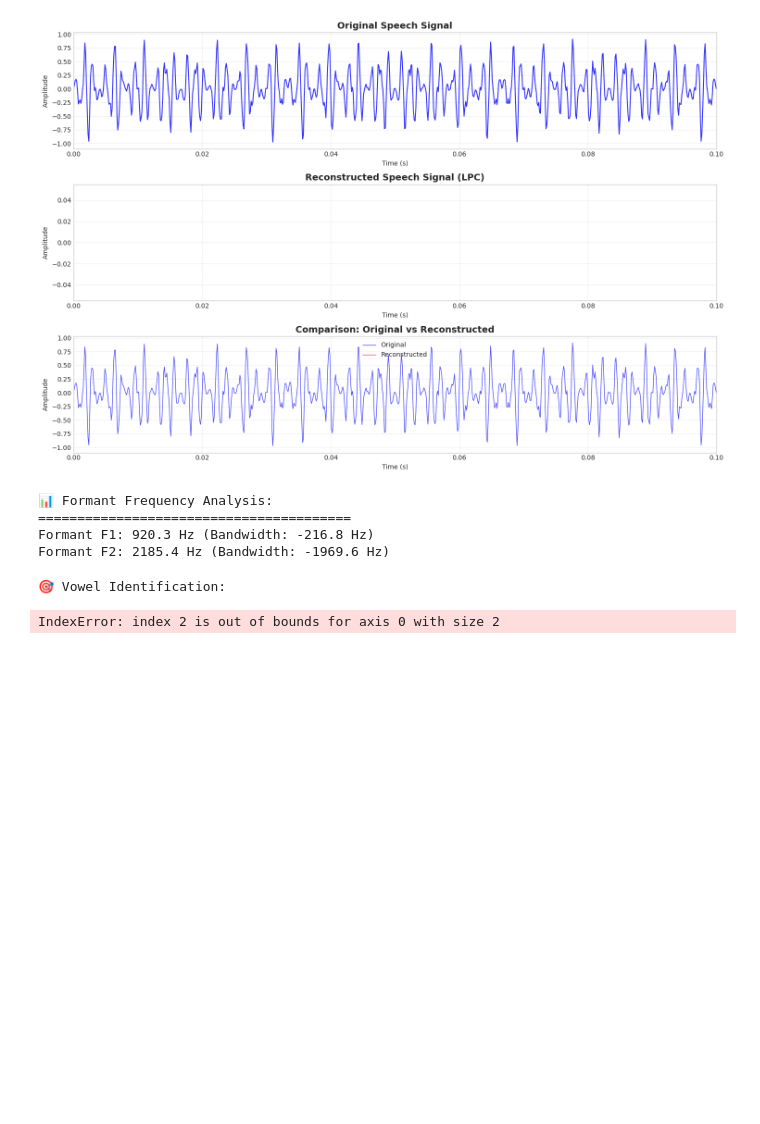
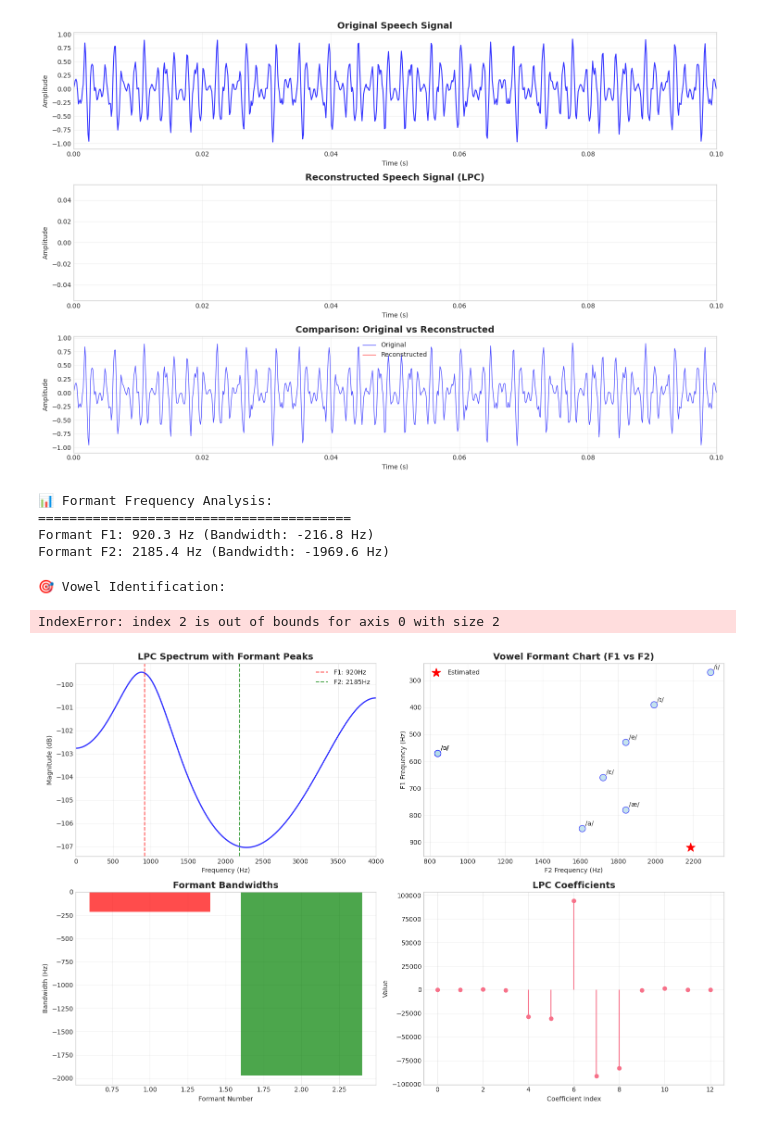
Before and after one commit to kelvinprabhu/Speech-Processing-AIML, a Jupyter notebook: lab4/2448501Lab4.ipynb, the cells around one changed output. Drawn from its saved outputs; the diff is of its cells as text; code cells hidden in the pictures; blank space fills up the shorter version.

```diff
--- a/lab4/2448501Lab4.ipynb
+++ b/lab4/2448501Lab4.ipynb
@@ -264,3 +264,75 @@ print(f"Match distance: {distance:.1f} Hz")
 # %% [output]
 🎯 Vowel Identification:
 IndexError: index 2 is out of bounds for axis 0 with size 2
+# %%
+# Block 8: Visualize formant frequencies and frequency response
+def lpc_frequency_response(lpc_coeffs, fs, n_points=1024):
+    """Compute frequency response from LPC coefficients"""
+    w, h = signal.freqz(1, lpc_coeffs, worN=n_points, fs=fs)
+    return w, 20 * np.log10(np.abs(h))
+
+# Compute frequency response
+freqs, response = lpc_frequency_response(lpc_coeffs, fs)
+
+plt.figure(figsize=(15, 10))
+
+# Plot 1: Frequency response with formants
+plt.subplot(2, 2, 1)
+plt.plot(freqs, response, 'b-', linewidth=2, alpha=0.8)
+plt.xlabel('Frequency (Hz)')
+plt.ylabel('Magnitude (dB)')
+plt.title('LPC Spectrum with Formant Peaks', fontsize=14, fontweight='bold')
+plt.grid(True, alpha=0.3)
+
+# Mark formant frequencies
+colors = ['red', 'green', 'blue', 'purple']
+for i, (freq, bw) in enumerate(zip(formant_freqs, formant_bw)):
+    if i < len(colors):
+        plt.axvline(x=freq, color=colors[i], linestyle='--', alpha=0.7,
+                   label=f'F{i+1}: {freq:.0f}Hz')
+plt.legend()
+plt.xlim(0, 4000)
+
+# Plot 2: Formant comparison with standard vowels
+plt.subplot(2, 2, 2)
+vowels = list(vowel_formants.keys())[:8]  # Show first 8 vowels
+f1_values = [vowel_formants[v][0] for v in vowels]
+f2_values = [vowel_formants[v][1] for v in vowels]
+
+plt.scatter(f2_values, f1_values, s=100, alpha=0.7, c='lightblue', edgecolors='blue')
+plt.scatter(formant_freqs[1], formant_freqs[0], s=200, c='red', marker='*', label='Estimated')
+
+# Annotate vowel points
+for i, vowel in enumerate(vowels):
+    plt.annotate(f'/{vowel}/', (f2_values[i], f1_values[i]),
+                textcoords="offset points", xytext=(5,5), ha='left')
+
+plt.xlabel('F2 Frequency (Hz)')
+plt.ylabel('F1 Frequency (Hz)')
+plt.title('Vowel Formant Chart (F1 vs F2)', fontsize=14, fontweight='bold')
+plt.grid(True, alpha=0.3)
+plt.legend()
+plt.gca().invert_yaxis()  # Invert F1 axis as per convention
+
+# Plot 3: Formant bandwidths
+plt.subplot(2, 2, 3)
+formant_indices = range(1, len(formant_freqs) + 1)
+plt.bar(formant_indices, formant_bw[:len(formant_indices)],
+        color=colors[:len(formant_indices)], alpha=0.7)
+plt.xlabel('Formant Number')
+plt.ylabel('Bandwidth (Hz)')
+plt.title('Formant Bandwidths', fontsize=14, fontweight='bold')
+plt.grid(True, alpha=0.3)
+
+# Plot 4: LPC coefficients
+plt.subplot(2, 2, 4)
+plt.stem(range(len(lpc_coeffs)), lpc_coeffs, basefmt=" ")
+plt.xlabel('Coefficient Index')
+plt.ylabel('Value')
+plt.title('LPC Coefficients', fontsize=14, fontweight='bold')
+plt.grid(True, alpha=0.3)
+
+plt.tight_layout()
+plt.show()
+# %% [output]
+[figure, added]
```
Also changed, not shown: parts of 2 cells of this notebook.
